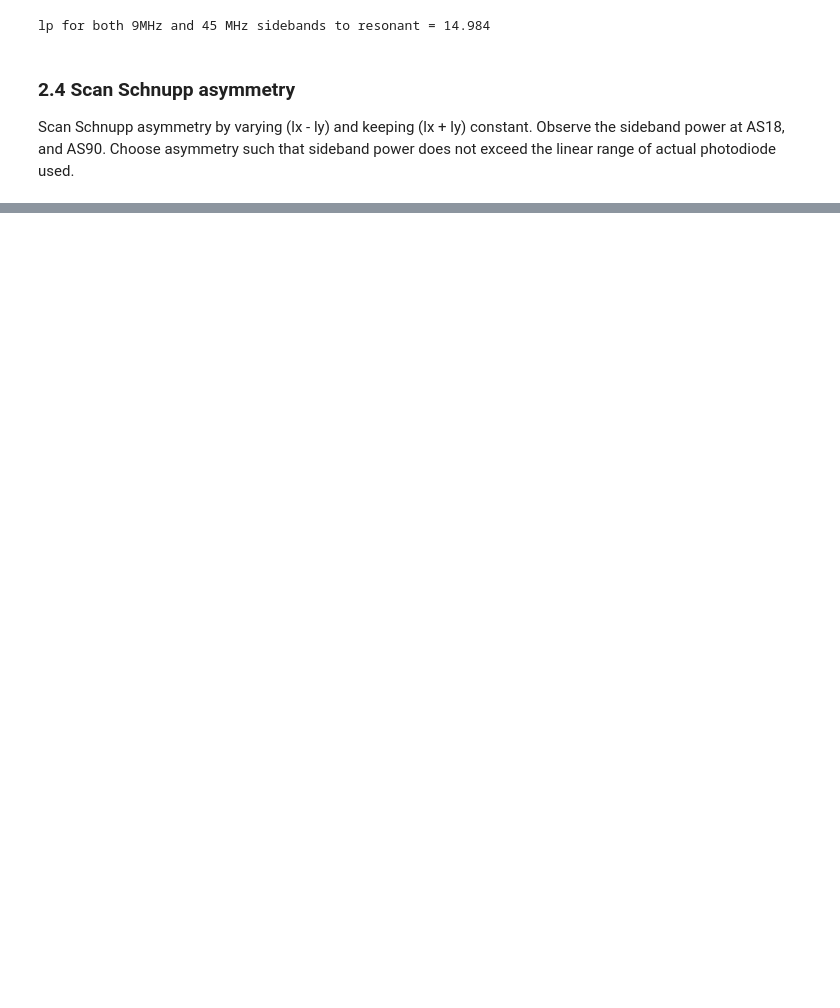
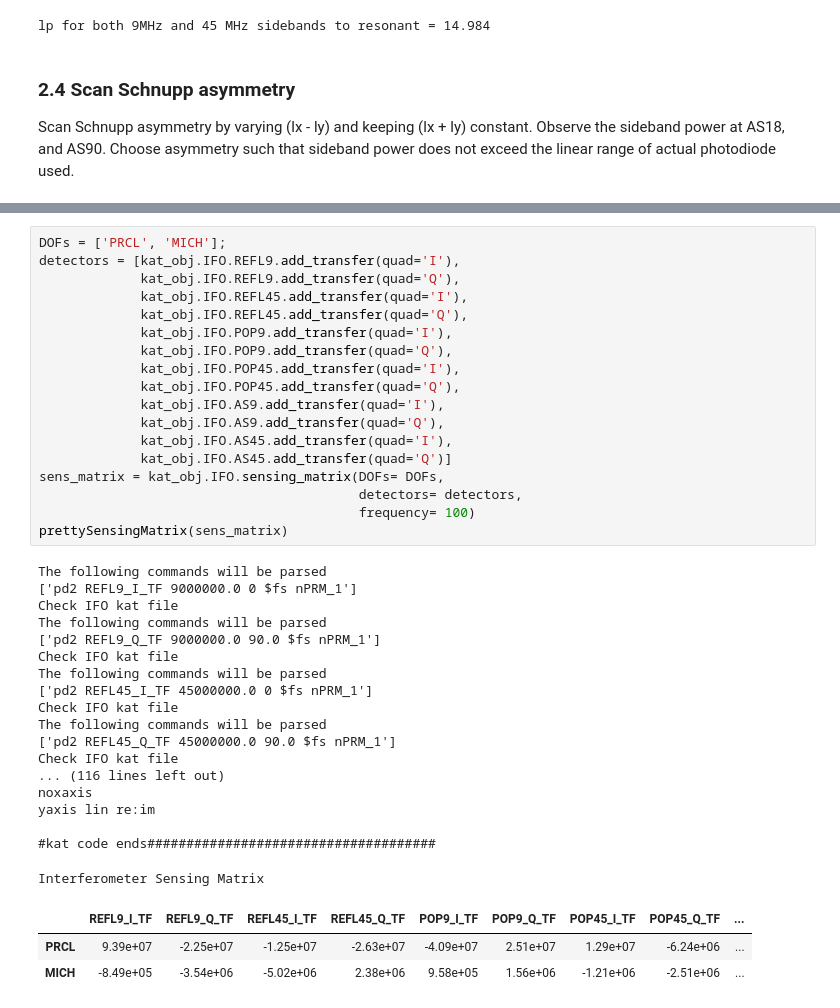
Before and after one commit to sivanandareddy/my_finesse_exercises, a Jupyter notebook: PRMI_IFO_params.ipynb, the cells around one changed output, grey strips where cells are left out. Saved outputs shown, nothing was run; the diff lists cells and outputs as text; blank space fills up the shorter version.

Commit message:
Added Sensing Matrix

```diff
--- a/PRMI_IFO_params.ipynb
+++ b/PRMI_IFO_params.ipynb
@@ -399,0 +478,40 @@ out_obj.plot(xlabel = 'Scan lx - ly in (m)',
+# %%
+DOFs = ['PRCL', 'MICH'];
+detectors = [kat_obj.IFO.REFL9.add_transfer(quad='I'),
+             kat_obj.IFO.REFL9.add_transfer(quad='Q'),
+             kat_obj.IFO.REFL45.add_transfer(quad='I'),
+             kat_obj.IFO.REFL45.add_transfer(quad='Q'),
+             kat_obj.IFO.POP9.add_transfer(quad='I'),
+             kat_obj.IFO.POP9.add_transfer(quad='Q'),
+             kat_obj.IFO.POP45.add_transfer(quad='I'),
+             kat_obj.IFO.POP45.add_transfer(quad='Q'),
+             kat_obj.IFO.AS9.add_transfer(quad='I'),
+             kat_obj.IFO.AS9.add_transfer(quad='Q'),
+             kat_obj.IFO.AS45.add_transfer(quad='I'),
+             kat_obj.IFO.AS45.add_transfer(quad='Q')]
+sens_matrix = kat_obj.IFO.sensing_matrix(DOFs= DOFs,
+                                         detectors= detectors,
+                                         frequency= 100)
+prettySensingMatrix(sens_matrix)
+# %% [output]
+The following commands will be parsed
+['pd2 REFL9_I_TF 9000000.0 0 $fs nPRM_1']
+Check IFO kat file
+The following commands will be parsed
+['pd2 REFL9_Q_TF 9000000.0 90.0 $fs nPRM_1']
+Check IFO kat file
+The following commands will be parsed
+['pd2 REFL45_I_TF 45000000.0 0 $fs nPRM_1']
+Check IFO kat file
+The following commands will be parsed
+['pd2 REFL45_Q_TF 45000000.0 90.0 $fs nPRM_1']
+Check IFO kat file
+... (116 lines left out)
+noxaxis
+yaxis lin re:im
+
+#kat code ends#####################################
+Interferometer Sensing Matrix
+|  | REFL9_I_TF | REFL9_Q_TF | REFL45_I_TF | REFL45_Q_TF | POP9_I_TF | POP9_Q_TF | POP45_I_TF | POP45_Q_TF | ... |
+| PRCL | 9.39e+07 | -2.25e+07 | -1.25e+07 | -2.63e+07 | -4.09e+07 | 2.51e+07 | 1.29e+07 | -6.24e+06 | ... |
+| MICH | -8.49e+05 | -3.54e+06 | -5.02e+06 | 2.38e+06 | 9.58e+05 | 1.56e+06 | -1.21e+06 | -2.51e+06 | ... |
```
Also changed, not shown: parts of 13 cells of this notebook.
